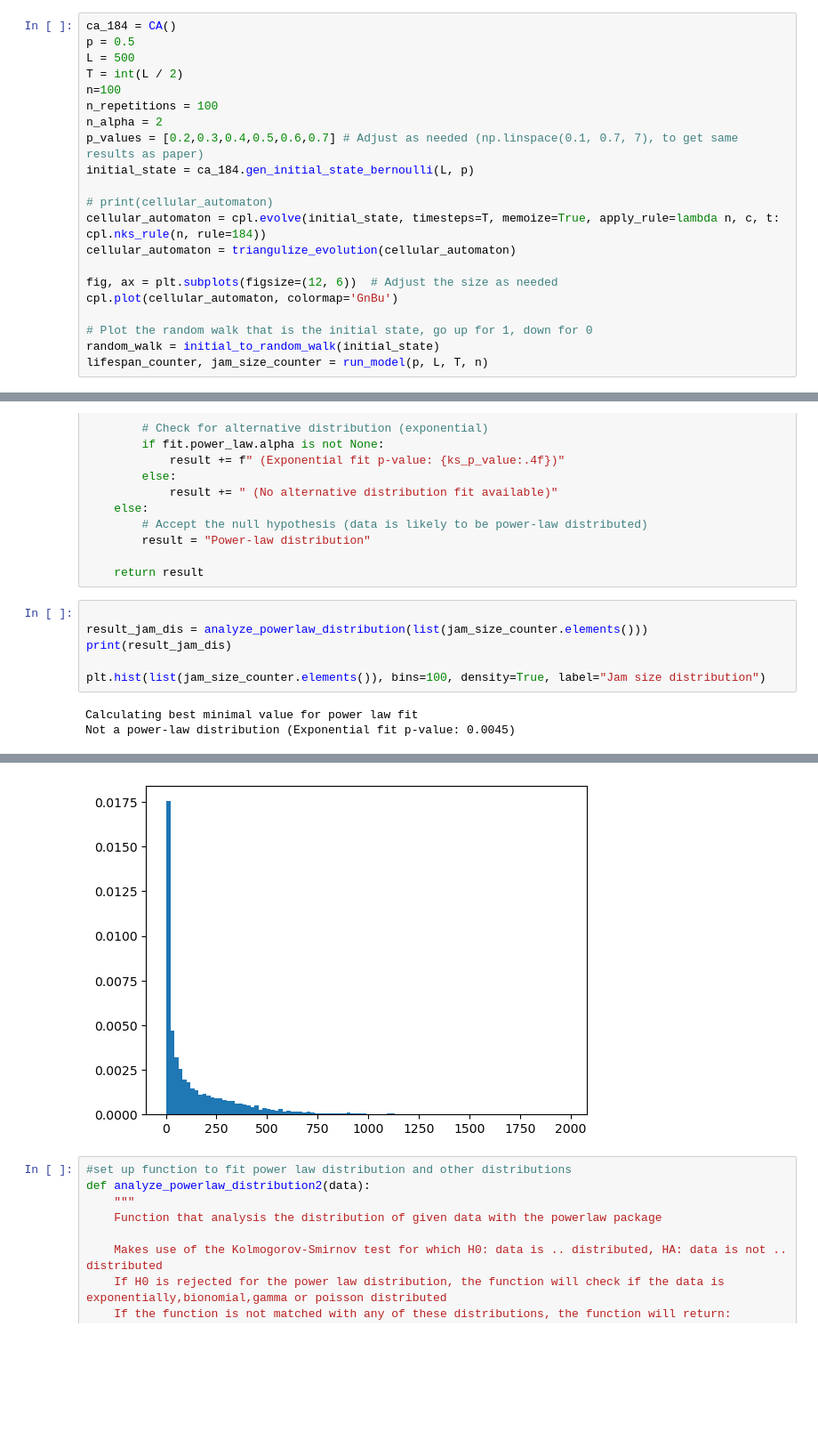
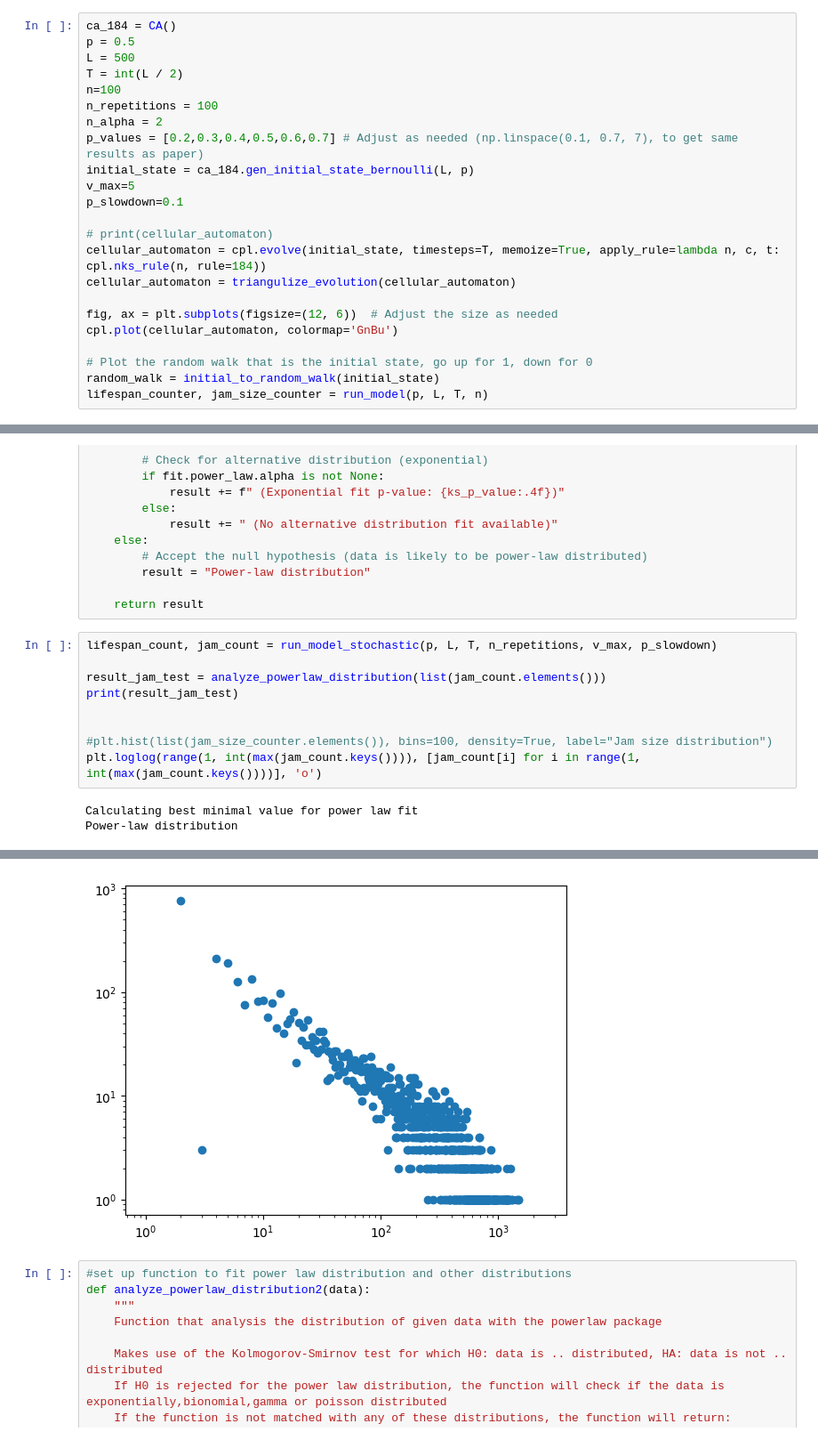
Before and after one commit to ThomasTenDamme/CSS-Group1, a Jupyter notebook: Prep_plot_function.ipynb, the cells around one changed output, grey strips where cells are left out. Shown: that part at 89% size. Cells and saved outputs as stored; diff of their text form; blank space fills up the shorter version.

Commit message:
I included stochastics in the run model function: NaSch model

```diff
--- a/Prep_plot_function.ipynb
+++ b/Prep_plot_function.ipynb
@@ -30,6 +31,8 @@ n_repetitions = 100
 n_alpha = 2
 p_values = [0.2,0.3,0.4,0.5,0.6,0.7] # Adjust as needed (np.linspace(0.1, 0.7, 7), to get same results as paper)
 initial_state = ca_184.gen_initial_state_bernoulli(L, p)
+v_max=5
+p_slowdown=0.1
 
 # print(cellular_automaton)
 cellular_automaton = cpl.evolve(initial_state, timesteps=T, memoize=True, apply_rule=lambda n, c, t: cpl.nks_rule(n, rule=184))
@@ -244,11 +297,14 @@ def analyze_powerlaw_distribution(data):
 
     return result
 # %%
+lifespan_count, jam_count = run_model_stochastic(p, L, T, n_repetitions, v_max, p_slowdown)
 
-result_jam_dis = analyze_powerlaw_distribution(list(jam_size_counter.elements()))
-print(result_jam_dis)
+result_jam_test = analyze_powerlaw_distribution(list(jam_count.elements()))
+print(result_jam_test)
 
-plt.hist(list(jam_size_counter.elements()), bins=100, density=True, label="Jam size distribution")
+
+#plt.hist(list(jam_size_counter.elements()), bins=100, density=True, label="Jam size distribution")
+plt.loglog(range(1, int(max(jam_count.keys()))), [jam_count[i] for i in range(1, int(max(jam_count.keys())))], 'o')
 # %% [output]
 Calculating best minimal value for power law fit
-Not a power-law distribution (Exponential fit p-value: 0.0045)
+Power-law distribution
@@ -272,4 +312,4 @@ Not a power-law distribution (Exponential fit p-value: 0.0045)
-[figure, old version]
+[figure, new version]
 # %%
 #set up function to fit power law distribution and other distributions
 def analyze_powerlaw_distribution2(data):
```
Also changed, not shown: parts of 5 cells of this notebook.
